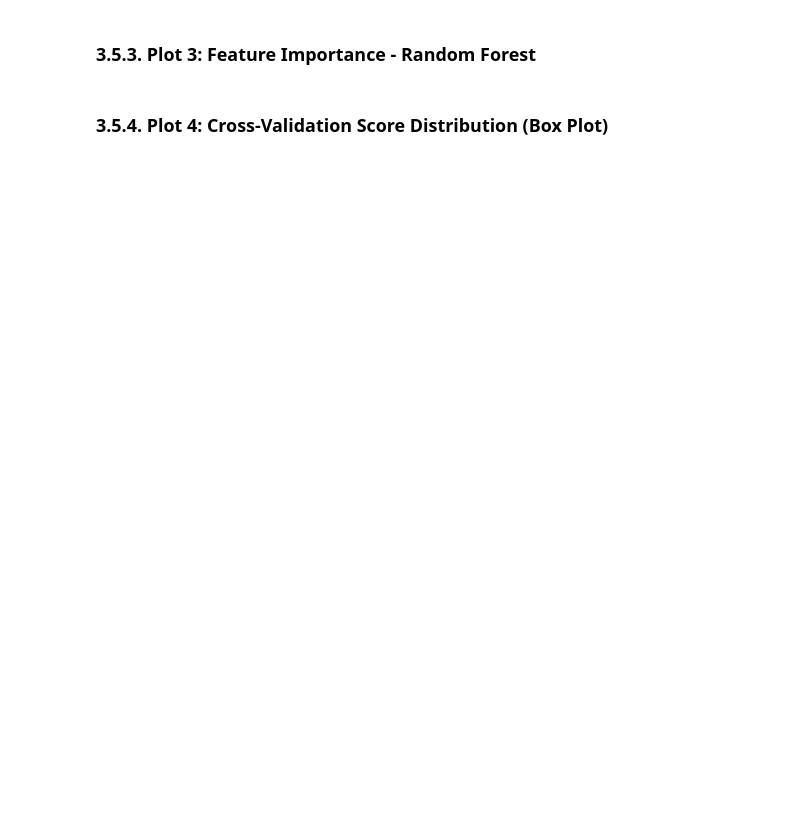
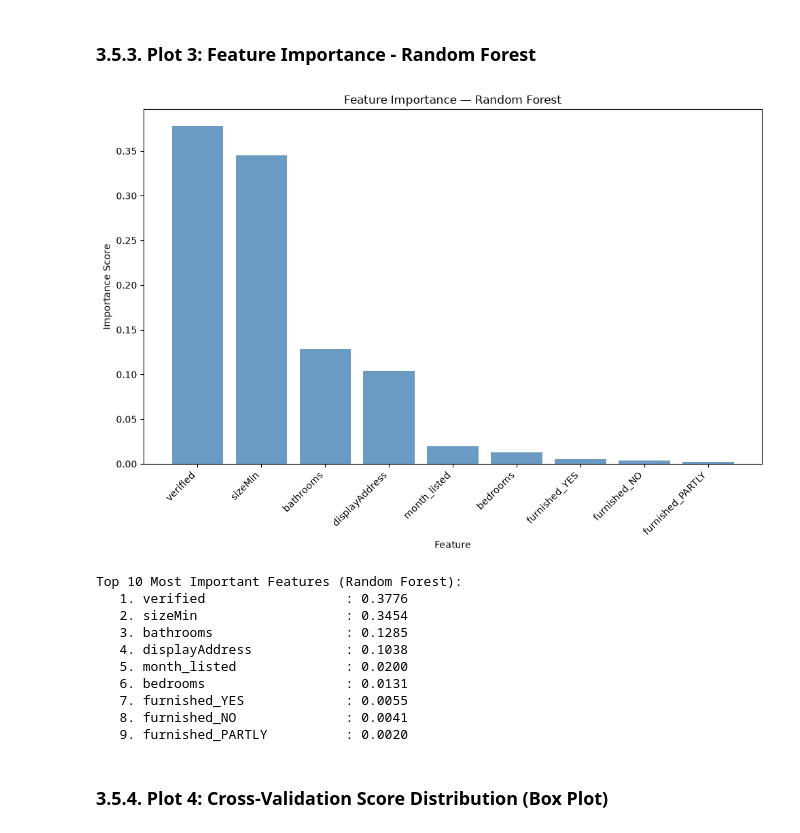
Before and after one commit to Jan-Hrusa/CSCI323_Project, a Jupyter notebook: CSCI323_PROJECT.ipynb, the cells around one changed output. Saved outputs shown, nothing was run; the diff lists cells and outputs as text; code cells hidden in the pictures; blank space fills up the shorter version.

```diff
--- a/CSCI323_PROJECT.ipynb
+++ b/CSCI323_PROJECT.ipynb
@@ -728,46 +841,60 @@ plt.show()
 # %% [markdown]
 ### 3.5.3. Plot 3: Feature Importance - Random Forest
 # %%
+# ==================== 3.5.3. Feature Importance Plot ====================
 # shows which features the model used most when deciding the predicted price
 # higher bar = that feature had more influence on predictions
-feature_names = X_train.columns
-if best_tuned_name == "Random Forest":
+# Get the best model from the final pipeline
+final_model = best_tuned_estimators[best_tuned_name]
+model_step = final_model.named_steps['model']
 
-    rf_model = final_model.named_steps["model"]
+# Check if the model supports feature importance
+if hasattr(model_step, 'feature_importances_'):
+    importances = model_step.feature_importances_
 
-    importances = rf_model.feature_importances_
+    # Get feature names after preprocessing (this is tricky with ColumnTransformer)
+    # For simplicity, we'll use the original column names where possible
+    try:
+        # This works reasonably well with our current preprocessor
+        feature_names = X_train.columns.tolist()
+    except:
+        feature_names = [f"Feature {i}" for i in range(len(importances))]
 
-    pca_features = [
-        f"PC{i+1}"
-        for i in range(len(importances))
-    ]
+    # Sort features by importance
+    sorted_idx = np.argsort(importances)[::-1]
+    sorted_importances = importances[sorted_idx]
+    sorted_names = [feature_names[i] for i in sorted_idx]
 
-    sorted_idx = np.argsort(importances)[::-1]
+    # Plot
+    plt.figure(figsize=(10, 7))
+    plt.bar(range(len(sorted_importances)), sorted_importances, color='steelblue', alpha=0.8)
 
-    plt.figure(figsize=(10, 6))
-    plt.bar(
-        np.array(pca_features)[sorted_idx],
-        importances[sorted_idx]
-    )
-
-    plt.title("Random Forest Feature Importance (PCA Components)")
-    plt.xticks(rotation=45)
+    plt.xticks(range(len(sorted_names)), sorted_names, rotation=45, ha='right')
+    plt.xlabel('Feature')
+    plt.ylabel('Importance Score')
+    plt.title(f'Feature Importance — {best_tuned_name}')
     plt.tight_layout()
     plt.show()
 
-# sorting features from most to least important so the chart is easy to read
-"""sorted_indices = np.argsort(importances)[::-1]
-sorted_importances = importances[sorted_indices]
-sorted_names = feature_names[sorted_indices]
+    # Print top 10 features for clarity
+    print(f"\nTop 10 Most Important Features ({best_tuned_name}):")
+    for i in range(min(10, len(sorted_names))):
+        print(f"  {i+1:2d}. {sorted_names[i]:25} : {sorted_importances[i]:.4f}")
 
-plt.figure(figsize=(10, 6))
-plt.bar(range(len(sorted_names)), sorted_importances, color='steelblue', alpha=0.8)
-plt.xticks(range(len(sorted_names)), sorted_names, rotation=45, ha='right')
-plt.xlabel('Feature')
-plt.ylabel('Importance Score')
-plt.title('Feature Importance — Random Forest')
-plt.tight_layout()
-plt.show()"""
+else:
+    print(f"Feature importance plot is not available for {best_tuned_name}.")
+# %% [output]
+[figure, added]
+Top 10 Most Important Features (Random Forest):
+   1. verified                  : 0.3776
+   2. sizeMin                   : 0.3454
+   3. bathrooms                 : 0.1285
+   4. displayAddress            : 0.1038
+   5. month_listed              : 0.0200
+   6. bedrooms                  : 0.0131
+   7. furnished_YES             : 0.0055
+   8. furnished_NO              : 0.0041
+   9. furnished_PARTLY          : 0.0020
 # %% [markdown]
 ### 3.5.4. Plot 4: Cross-Validation Score Distribution (Box Plot)
 # %%
```
Also changed, not shown: parts of 10 cells of this notebook.
